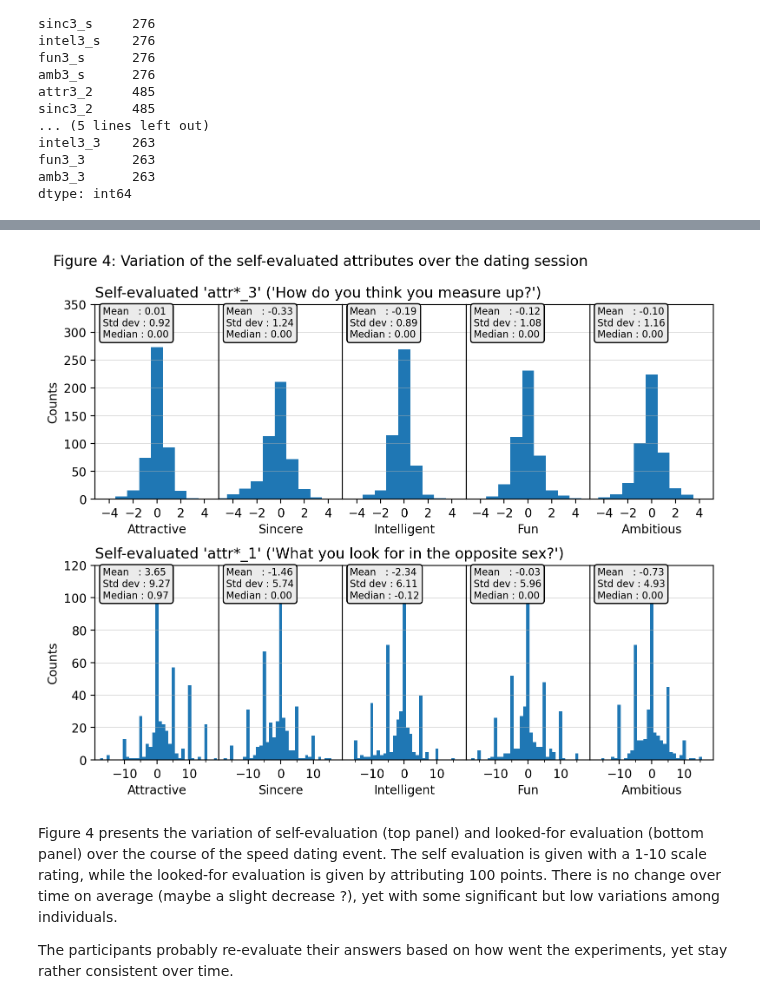
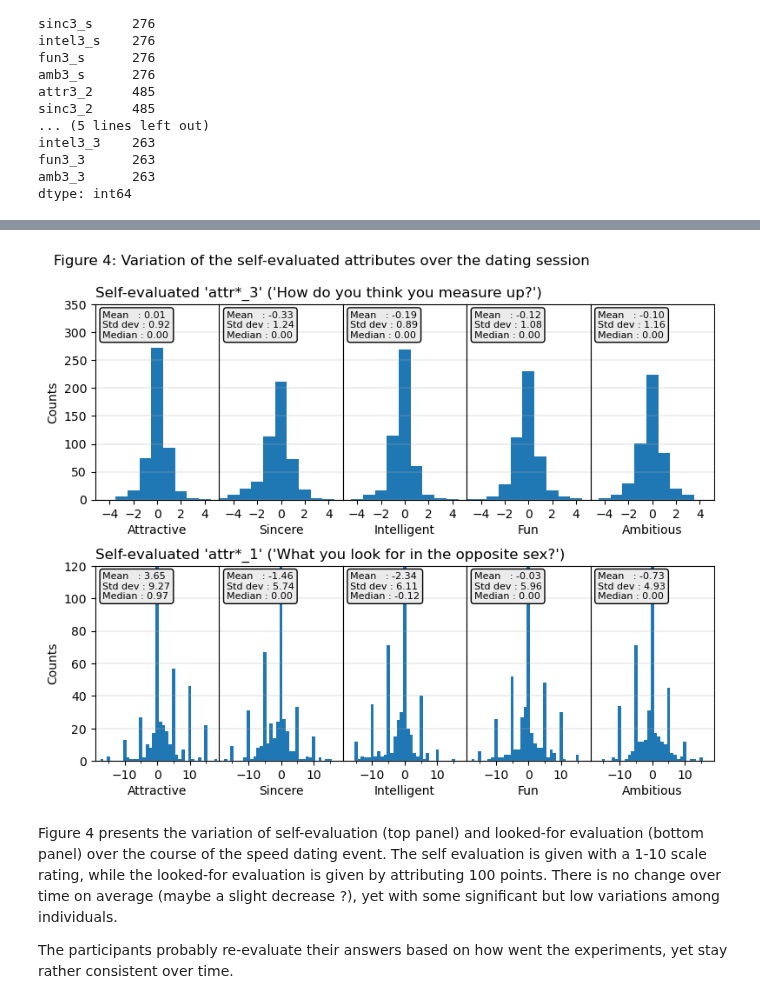
Before and after one commit to netesf13d/jedha-projects, a Jupyter notebook: 02-Speed_Dating/Speed_Dating.ipynb, the cells around one changed output, grey strips where cells are left out. Saved outputs shown, nothing was run; the diff lists cells and outputs as text; code cells hidden in the pictures.

```diff
--- a/02-Speed_Dating/Speed_Dating.ipynb
+++ b/02-Speed_Dating/Speed_Dating.ipynb
@@ -109,7 +117,7 @@ However, the vast amount of features provided force us to limit ourselves to a p
 #### Age, income and SAT score distributions
 # %%
 fig1, axs1 = plt.subplots(
-    nrows=1, ncols=3, figsize=(9, 4), dpi=200,
+    nrows=1, ncols=3, figsize=(9, 4), dpi=100,
     gridspec_kw={'left': 0.06, 'right': 0.97, 'top': 0.85, 'bottom': 0.13, 'wspace': 0.18})
 fig1.suptitle('Figure 1: Age, income and SAT scores distribution', x=0.02, ha='left')
 
@@ -212,7 +220,7 @@ for race, df_ in racial_df.groupby('race'):
 
 
 fig2, axs2 = plt.subplots(
-    nrows=2, ncols=1, figsize=(5.5, 5.2), dpi=200,
+    nrows=2, ncols=1, figsize=(5.5, 5.2), dpi=100,
     gridspec_kw={'left': 0.14, 'right': 0.96, 'top': 0.92, 'bottom': 0.06, 'hspace': 0.08})
 fig2.suptitle("Figure 2: Age and income for the different races and genders",
               x=0.02, ha='left')
@@ -280,7 +288,7 @@ interests_df.describe()
 We can see that some participants gave answers outside the prescribed range of 1 - 10. Misspecified answers are a common problem of such surveys. This is one of the difficulties for the analysis this dataset.
 # %%
 fig3, ax3 = plt.subplots(
-    nrows=1, ncols=1, figsize=(8, 4), dpi=200,
+    nrows=1, ncols=1, figsize=(8, 4), dpi=100,
     gridspec_kw={'left': 0.07, 'right': 0.96, 'top': 0.9, 'bottom': 0.14, 'hspace': 0.08})
 fig3.suptitle("Figure 3: Distribution of interests among participants",
               x=0.02, ha='left')
@@ -376,7 +417,7 @@ lf_diff = self_lf[2] - self_lf[0]
 lf_diff = lf_diff[~np.any(np.isnan(lf_diff), axis=1)]
 # %%
 fig4, axs4 = plt.subplots(
-    nrows=2, ncols=5, figsize=(8, 6.4), dpi=200,
+    nrows=2, ncols=5, figsize=(8, 6.4), dpi=100,
     gridspec_kw={'left': 0.08, 'right': 0.97, 'top': 0.89, 'bottom': 0.07,
                  'wspace': 0, 'hspace': 0.34})
 fig4.suptitle("Figure 4: Variation of the self-evaluated attributes over the dating session",
@@ -392,34 +433,34 @@ for i, ax in enumerate(axs4[0]):
     ax.grid(visible=True, axis='y', linewidth=0.3)
     ax.tick_params(left=False, labelleft=False)
     ax.set_xticks([-4, -2, 0, 2, 4])
     ax.set_xlabel(attributes[i], labelpad=3)
 axs4[0, 0].tick_params(left=True, labelleft=True)
 axs4[0, 0].set_ylabel('Counts')
 axs4[0, 0].set_title("Self-evaluated 'attr*_3' ('How do you think you measure up?')",
                      x=0, ha='left')
 
 
 for i, ax in enumerate(axs4[1]):
     ax.hist(lf_diff[:, i], bins=np.linspace(-19.5, 19.5, 40))
     ax.text(0.06, 0.83, textstr(lf_diff[:, i]),
             transform=ax.transAxes, fontsize=8,
             bbox={'boxstyle': 'round', 'facecolor': '0.92'})
 
     ax.set_xlim(-19, 19)
     ax.set_ylim(0, 120)
     ax.grid(visible=True, axis='y', linewidth=0.3)
     ax.tick_params(left=False, labelleft=False)
     ax.set_xticks([-10, 0, 10])
     ax.set_xticks([-15, -10, -5, 0, 5, 10, 15], minor=True)
     ax.set_xlabel(attributes[i], labelpad=3)
 axs4[1, 0].tick_params(left=True, labelleft=True)
 axs4[1, 0].set_ylabel('Counts')
 axs4[1, 0].set_title("Self-evaluated 'attr*_1' ('What you look for in the opposite sex?')",
                      x=0, ha='left')
 
 plt.show()
 # %% [output]
-[figure, old version]
+[figure, new version]
 # %% [markdown]
 Figure 4 presents the variation of self-evaluation (top panel) and looked-for evaluation (bottom panel) over the course of the speed dating event.
 The self evaluation is given with a 1-10 scale rating, while the looked-for evaluation is given by attributing 100 points.
```
Also changed, not shown: parts of 47 cells of this notebook, 4 other files.
